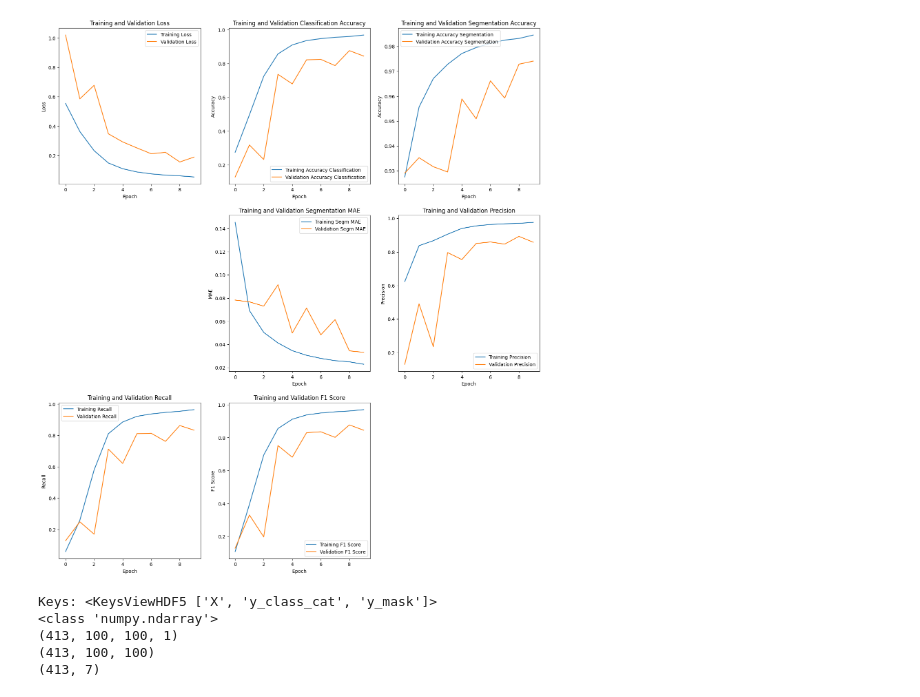
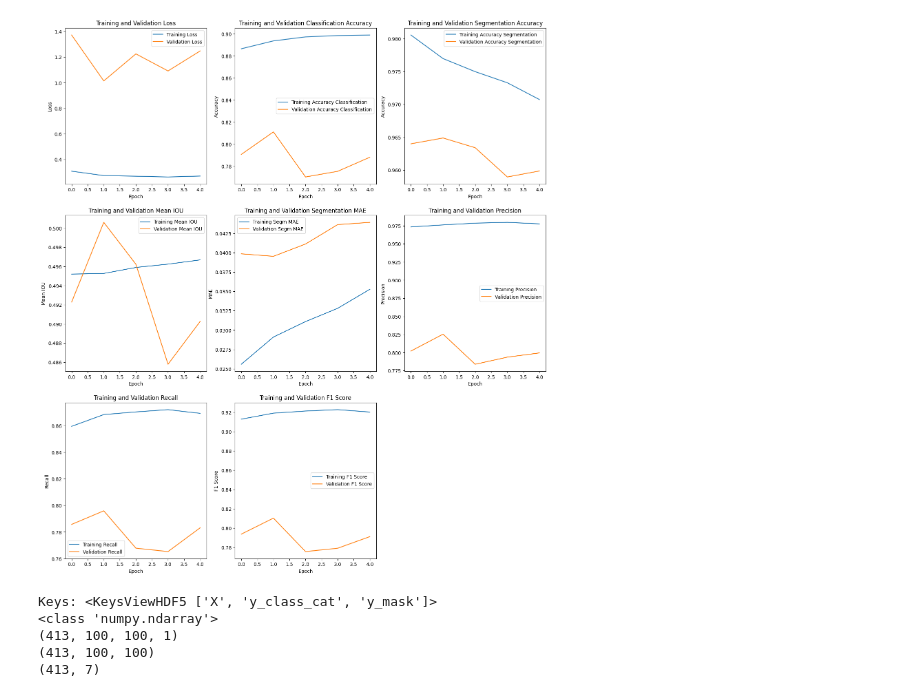
Before and after one commit to taubenus/PCB_Defects_Detection, a Jupyter notebook: notebooks/evaluation/evaluation.ipynb, the cells around one changed output. Cells and saved outputs as stored; diff of their text form; code cells hidden in the pictures.

Commit message:
new training

```diff
--- a/notebooks/evaluation/evaluation.ipynb
+++ b/notebooks/evaluation/evaluation.ipynb
@@ -36,0 +13,4 @@ memory usage: 1.1 KB
+# %%
+model_path = os.path.join(os.getcwd(), os.path.pardir, 'models')
+history = pd.read_csv(os.path.join(model_path, 'model_enhanced_res_unet_2.csv'))
+history.info()
@@ -44,17 +42,17 @@ val_acc_class = history["val_classification_output_accuracy"]
 train_acc_seg = history["segmentation_output_accuracy"]
 val_acc_seg = history["val_segmentation_output_accuracy"]
 
-#train_meanIOU = history["segmentation_output_mean_io_u"]
-#val_meanIOU = history["val_segmentation_output_mean_io_u"]
+train_meanIOU = history["segmentation_output_mean_io_u_38"]
+val_meanIOU = history["val_segmentation_output_mean_io_u_38"]
 
 train_mae_seg = history["segmentation_output_mean_absolute_error"]
 val_mae_seg = history["val_segmentation_output_mean_absolute_error"]
 
-train_precision_class = history["classification_output_precision_1"]
-val_precision_class = history["val_classification_output_precision_1"]
+train_precision_class = history["classification_output_precision_38"]
+val_precision_class = history["val_classification_output_precision_38"]
 
-train_recall_class = history["classification_output_recall_1"]
-val_recall_class = history["val_classification_output_recall_1"]
+train_recall_class = history["classification_output_recall_38"]
+val_recall_class = history["val_classification_output_recall_38"]
 
 def calculate_f1_score(precision, recall, epsilon=1e-9):
     return 2* (precision * recall) / (precision + recall + epsilon)
@@ -89,13 +87,13 @@ plt.ylabel("Accuracy")
 plt.title("Training and Validation Segmentation Accuracy")
 plt.legend()
 
-#plt.subplot(3, 3, 4)
-#plt.plot(train_meanIOU, label="Training Mean IOU")
-#plt.plot(val_meanIOU, label="Validation Mean IOU")
-#plt.xlabel("Epoch")
-#plt.ylabel("Mean IOU")
-#plt.title("Training and Validation Mean IOU")
-#plt.legend()
+plt.subplot(3, 3, 4)
+plt.plot(train_meanIOU, label="Training Mean IOU")
+plt.plot(val_meanIOU, label="Validation Mean IOU")
+plt.xlabel("Epoch")
+plt.ylabel("Mean IOU")
+plt.title("Training and Validation Mean IOU")
+plt.legend()
 
 plt.subplot(3, 3, 5)
 plt.plot(train_mae_seg, label="Training Segm MAE")
@@ -105,34 +103,34 @@ plt.ylabel("MAE")
 plt.title("Training and Validation Segmentation MAE")
 plt.legend()
 
 plt.subplot(3, 3, 6)
 plt.plot(train_precision_class, label="Training Precision")
 plt.plot(val_precision_class, label="Validation Precision")
 plt.xlabel("Epoch")
 plt.ylabel("Precision")
 plt.title("Training and Validation Precision")
 plt.legend()
 
 plt.subplot(3, 3, 7)
 plt.plot(train_recall_class, label="Training Recall")
 plt.plot(val_recall_class, label="Validation Recall")
 plt.xlabel("Epoch")
 plt.ylabel("Recall")
 plt.title("Training and Validation Recall")
 plt.legend()
 
 plt.subplot(3, 3, 8)
 plt.plot(train_F1_score, label="Training F1 Score")
 plt.plot(val_F1_score, label="Validation F1 Score")
 plt.xlabel("Epoch")
 plt.ylabel("F1 Score")
 plt.title("Training and Validation F1 Score")
 plt.legend()
 
 #plt.tight_layout()
 plt.show()
 # %% [output]
-[figure, old version]
+[figure, new version]
 # %%
 model = load_model('model_enhanced_unet_100.keras')
 # %%
```
Also changed, not shown: parts of 3 cells of this notebook, 2 other files.
